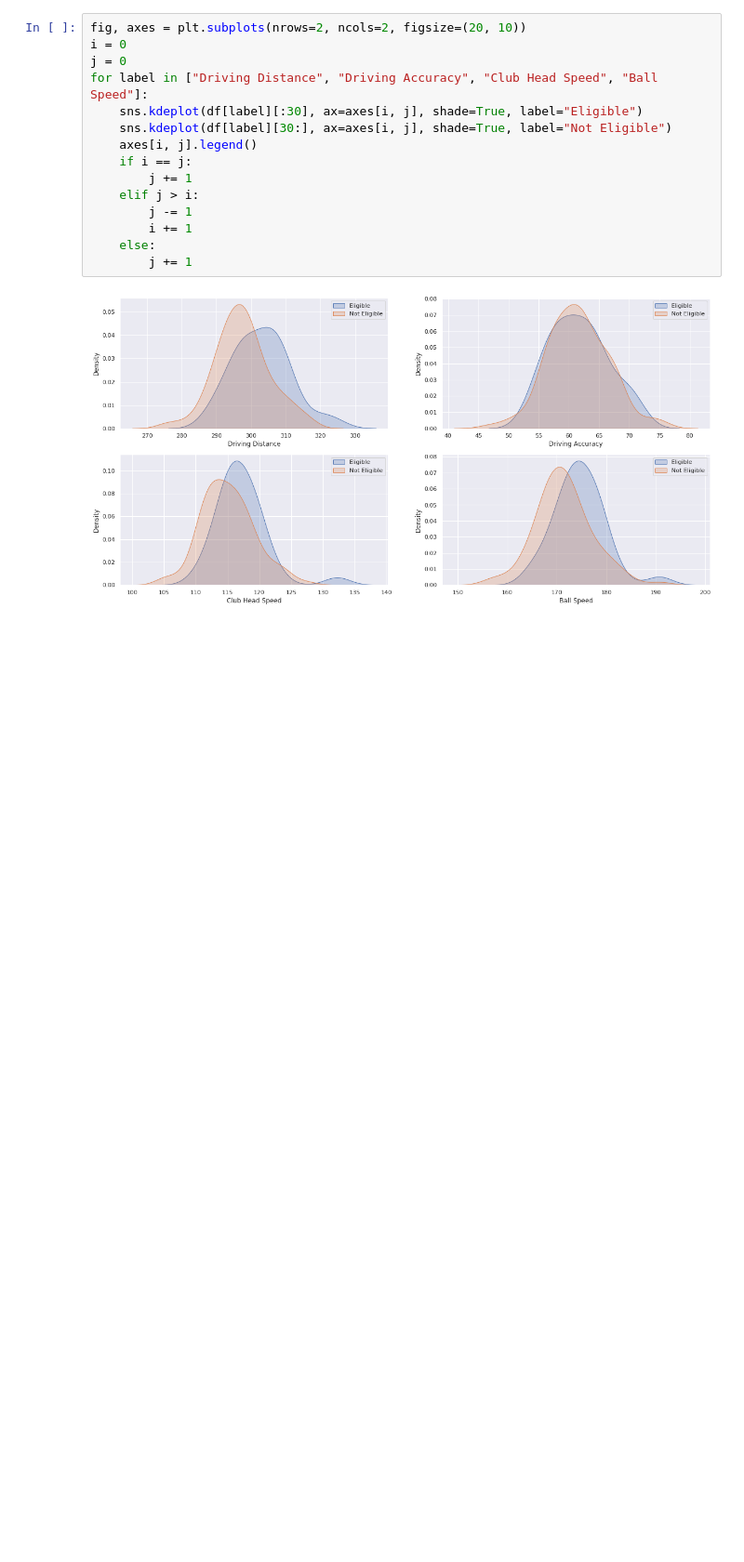
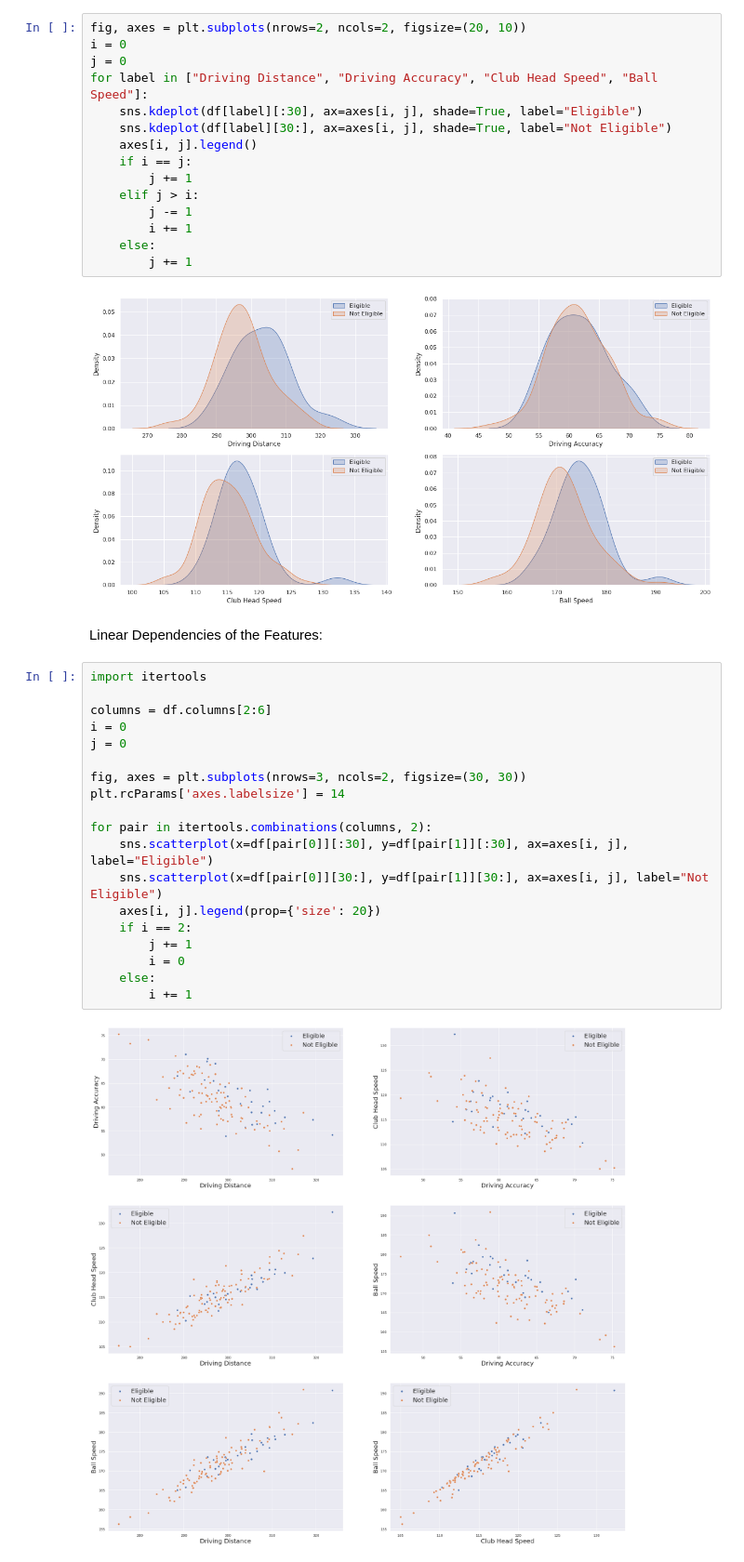
Before and after one commit to shiftleino/pga-classification, a Jupyter notebook: project/2_statistical_exploration.ipynb, the cells around one changed output. Shown: that part at 93% size. Drawn from its saved outputs; the diff is of its cells as text; blank space fills up the shorter version.

```diff
--- a/project/2_statistical_exploration.ipynb
+++ b/project/2_statistical_exploration.ipynb
@@ -76,3 +62,26 @@ for label in ["Driving Distance", "Driving Accuracy", "Club Head Speed", "Ball S
         j += 1
 # %% [output]
 [figure]
+# %% [markdown]
+Linear Dependencies of the Features:
+# %%
+import itertools
+
+columns = df.columns[2:6]
+i = 0
+j = 0
+
+fig, axes = plt.subplots(nrows=3, ncols=2, figsize=(30, 30))
+plt.rcParams['axes.labelsize'] = 14
+
+for pair in itertools.combinations(columns, 2):
+    sns.scatterplot(x=df[pair[0]][:30], y=df[pair[1]][:30], ax=axes[i, j], label="Eligible")
+    sns.scatterplot(x=df[pair[0]][30:], y=df[pair[1]][30:], ax=axes[i, j], label="Not Eligible")
+    axes[i, j].legend(prop={'size': 20})
+    if i == 2:
+        j += 1
+        i = 0
+    else:
+        i += 1
+# %% [output]
+[figure, added]
```
Also changed, not shown: parts of 6 cells of this notebook, 2 other files.
